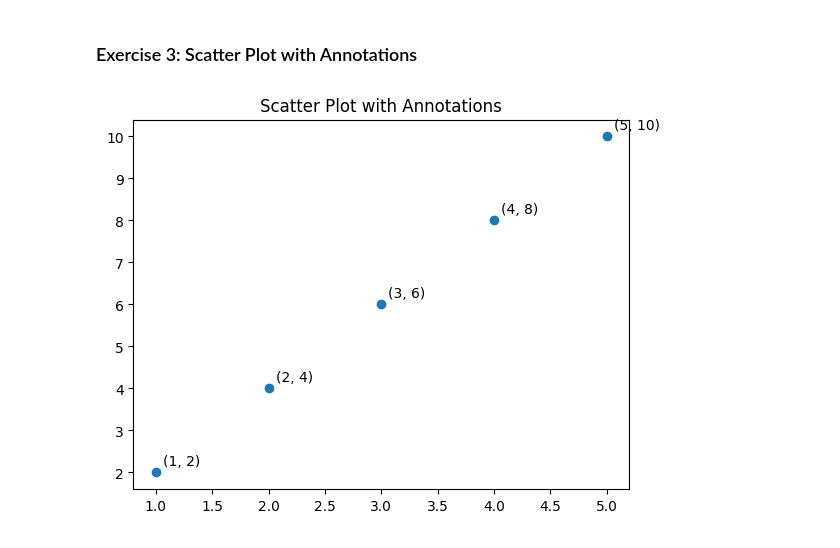
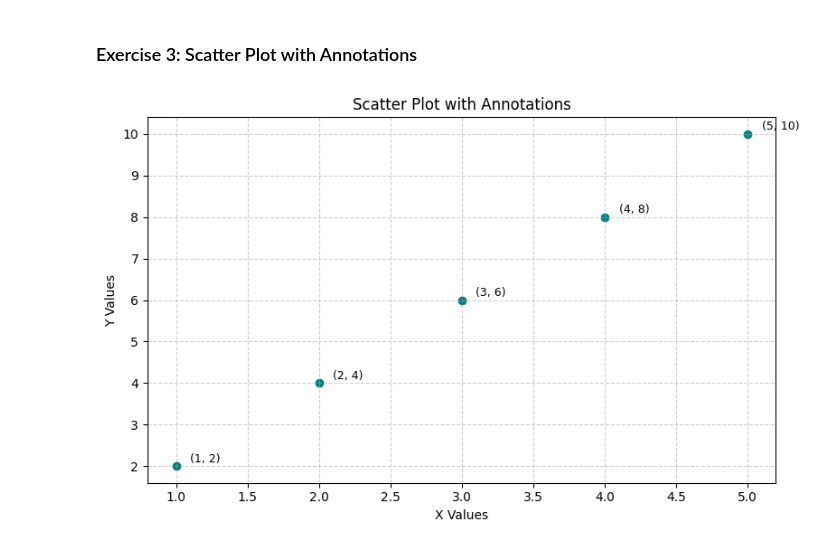
Before and after one commit to SnigdhaSindhu/python-jupyter-template, a Jupyter notebook: src/3-scatter-plot.ipynb, the cells around one changed output. Drawn from its saved outputs; the diff is of its cells as text; code cells hidden in the pictures.

```diff
--- a/src/3-scatter-plot.ipynb
+++ b/src/3-scatter-plot.ipynb
@@ -6,18 +6,20 @@
 # %%
 import matplotlib.pyplot as plt
 
 x = [1, 2, 3, 4, 5]
 y = [2, 4, 6, 8, 10]
 
-if not x or not y or len(x) != len(y):
-    raise ValueError("x and y must be non-empty and of equal length.")
-
-plt.scatter(x, y)
+plt.figure(figsize=(8, 5))
+plt.scatter(x, y, color='teal')
 
 for i in range(len(x)):
-    plt.annotate(f"({x[i]}, {y[i]})", (x[i], y[i]), textcoords="offset points", xytext=(5,5))
+    plt.text(x[i] + 0.1, y[i] + 0.1, f'({x[i]}, {y[i]})', fontsize=9)
 
-plt.title("Scatter Plot with Annotations")
+plt.title('Scatter Plot with Annotations')
+plt.xlabel('X Values')
+plt.ylabel('Y Values')
+plt.grid(True, linestyle='--', alpha=0.6)
+plt.tight_layout()
 plt.show()
 # %% [output]
-[figure, old version]
+[figure, new version]
```
Also changed, not shown: 5 other files.
